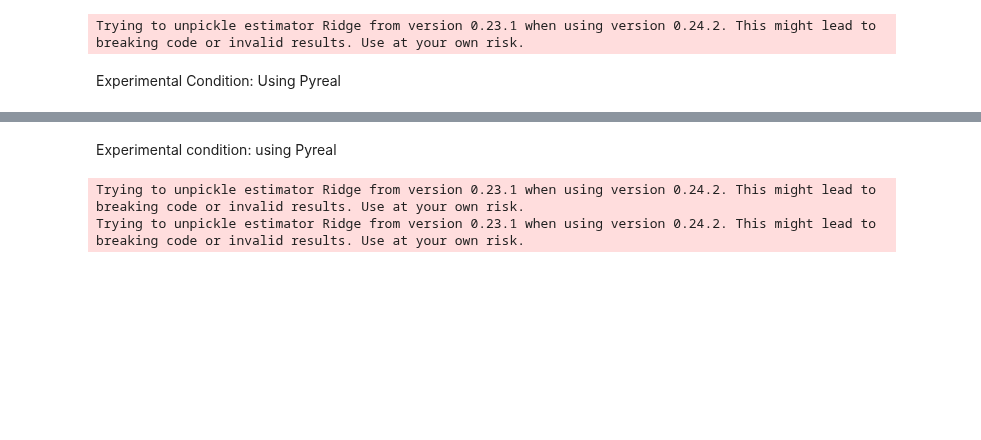
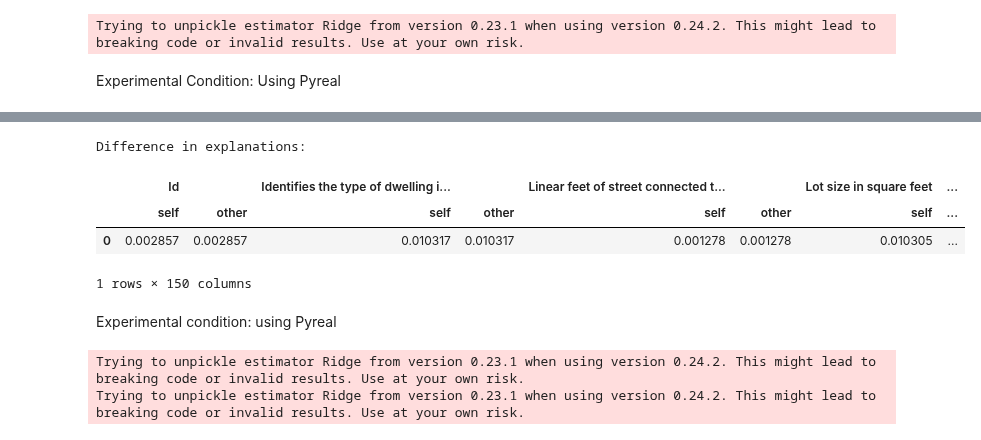
Before and after one commit to sibyl-dev/pyreal, a Jupyter notebook: experiments/ames_housing.ipynb, the cells around one changed output, grey strips where cells are left out. Saved outputs shown, nothing was run; the diff lists cells and outputs as text; code cells hidden in the pictures; blank space fills up the shorter version.

```diff
--- a/experiments/ames_housing.ipynb
+++ b/experiments/ames_housing.ipynb
@@ -114,3 +416,12 @@ Experimental Condition: Using Pyreal
+# %%
+print("Difference in explanations:  ")
+pyreal_explanation.compare(shap_explanation)
+# %% [output]
+Difference in explanations:
+|  | Id |  | Identifies the type of dwelling i... |  | Linear feet of street connected t... |  | Lot size in square feet | ... |
+|  | self | other | self | other | self | other | self | ... |
+| 0 | 0.002857 | 0.002857 | 0.010317 | 0.010317 | 0.001278 | 0.001278 | 0.010305 | ... |
+1 rows × 150 columns
 # %% [markdown]
 Experimental condition: using Pyreal
 # %%
```
Also changed, not shown: parts of 10 cells of this notebook.
